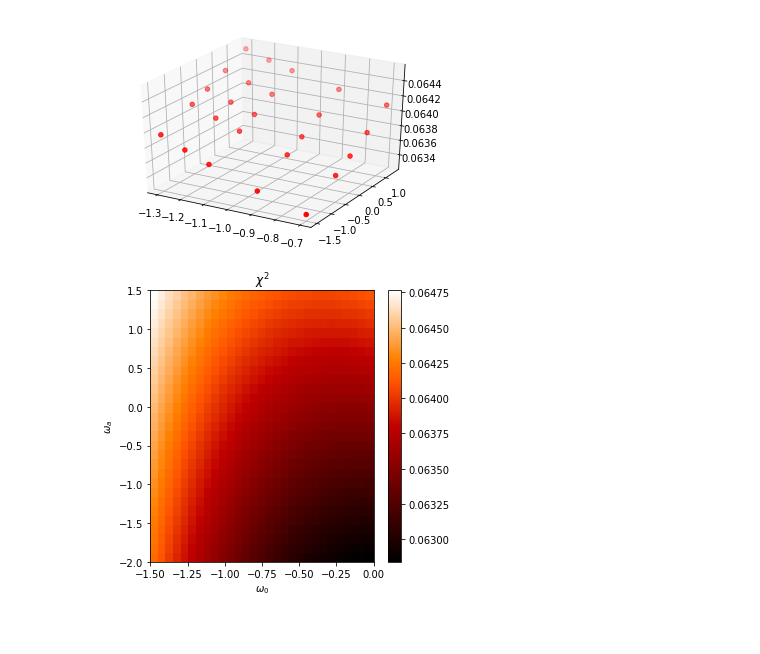
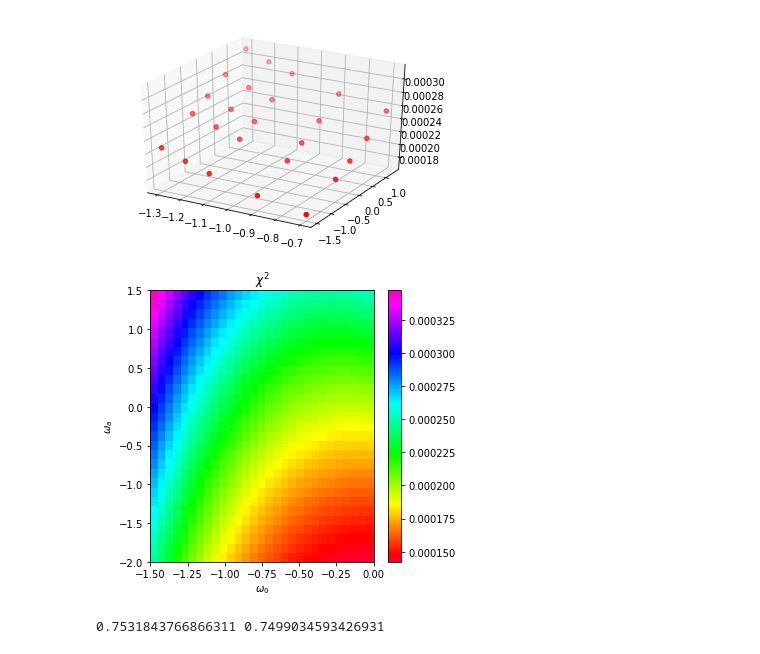
Before and after one commit to JimenaGonzalez/Astro-730, a Jupyter notebook: Analysis.ipynb, the cells around one changed output. Saved outputs shown, nothing was run; the diff lists cells and outputs as text; code cells hidden in the pictures.

```diff
--- a/Analysis.ipynb
+++ b/Analysis.ipynb
@@ -7,17 +7,23 @@ import matplotlib.pyplot as plt
 from mpl_toolkits.mplot3d import Axes3D
 # %%
 #Cosmology
-ome_rad, ome_m, ome_k, ome_DE, H_0, c = 0, 0.23, 0, 0.73, 73.8, 299792
+ome_rad, ome_m, ome_k, ome_DE, H_0, c = 0, 0.27, 0, 0.73, 73.8, 299792
 # %%
 #System 1
-Z_1, theta_11, theta_12 = [0.04956, 0.694, 0.954], [2.74, 0.13, 1.56], [2.77, 0.19, 1.57]
+#Z_1, theta_11, theta_12 = [0.04956, 0.694, 0.954], [2.74, 0.13, 1.56], [2.77, 0.19, 1.57]
+#Z_1, theta_11, theta_12 = [0.3, 0.6, 0.9], [0.866, 0.0025, 0.0025], [1, 0.0025, 0.0025]
+Z_1, theta_11, theta_12 = [0.04956, 0.1, 0.15], [0.866, 0.1, 0.1], [1, 0.1, 0.1]
 sigma_1 = [(theta_11[1] + theta_11[2])/2 , (theta_12[1] + theta_12[2])/2]
 sigma_s1 = 2*theta_11[0]*np.sqrt(sigma_1[0]**2
                             + (theta_11[0]**2/theta_12[0]**2)*sigma_1[1]**2)/theta_12[0]**2
 beta_1_exp = theta_11[0]**2/theta_12[0]**2
+print(beta_1_exp, sigma_s1)
 #Sytem 2
-Z_2, theta_21, theta_22 = [0.04865, 0.165, 0.264], [1.85, 0.06, 1.13], [2.27, 0.08, 1.50]
+#Z_2, theta_21, theta_22 = [0.04865, 0.165, 0.264], [1.85, 0.06, 1.13], [2.27, 0.08, 1.50]
+#Z_2, theta_21, theta_22 = [0.04865, 0.0973, 0.14595], [0.866, 0.0025, 0.0025], [1, 0.0025, 0.0025]
+Z_2, theta_21, theta_22 = [0.04865, 0.0973, 0.14595], [0.866, 0.1, 0.1], [1, 0.1, 0.1]
 sigma_2 = [(theta_21[1] + theta_21[2])/2 , (theta_22[1] + theta_22[2])/2]
 sigma_s2 = 2*theta_21[0]*np.sqrt(sigma_2[0]**2
                             + (theta_21[0]**2/theta_22[0]**2)*sigma_2[1]**2)/theta_22[0]**2
 beta_2_exp = theta_21[0]**2/theta_22[0]**2
+print(beta_2_exp, sigma_s2)
@@ -31,5 +40,5 @@ def angular_diameter(z1, z2):
     return distance
 
 def chi_squared(beta_1, beta_2):
-    chi = (beta_1_exp - beta_1)**2/sigma_s1 + (beta_2_exp - beta_2)**2/sigma_s2
+    chi = (beta_1_exp - beta_1)**2/sigma_s1**2 + (beta_2_exp - beta_2)**2/sigma_s2**2
     return(chi)
@@ -36,10 +54,12 @@ def chi_squared(beta_1, beta_2):
 # %%
-ome_0=-0.9
-ome_a=0.2
+ome_0=-1
+ome_a=-0.5
 #System 1
 Ds11, Ds12 = angular_diameter(0, Z_1[1]), angular_diameter(0, Z_1[2])
 Dls11, Dls12 = angular_diameter(Z_1[0], Z_1[1]), angular_diameter(Z_1[0], Z_1[2])
+print(Z_1[0], Z_1[1], Z_1[2])
 beta_1 = (Dls11*Ds12)/(Dls12*Ds11)
+print(Ds11, Ds12, Dls11, Dls12, beta_1)
 #System 2
 Ds21, Ds22 = angular_diameter(0, Z_2[1]), angular_diameter(0, Z_2[2])
 Dls21, Dls22 = angular_diameter(Z_2[0], Z_2[1]), angular_diameter(Z_2[0], Z_2[2])
@@ -73,7 +114,7 @@ ax.scatter(x_ome_0, y_ome_a, chi_squared_values, c='r', marker='o')
 plt.show()
 # x = omega 0, y = omega a
 # %% [output]
-[figure, old version]
+[figure, new version]
 # %%
 #ome_0_values = [1.8, -1.3, -1.2, -1.1, -0.9, -0.7, -0.5, 0, 0.5, 1, 1.5, 2.0, 3, 4, 5, 8, 10, 13, 18, 20, 25, 30, 35, 40]
 #ome_a_values = [-120, -110, -100, -90, -80, 70, -60, -65, -50, -30, -25, -20, -18, -16, -15, -14, -13, -12, -10, -9, -8, -7.5, -7, -7.5, -6, -5.5, -5, -3., -2.5, -2.0, -1.5, -0.5, 0, 0.6, 1.3, 1.5, 2.0]
@@ -96,11 +137,25 @@ for i in range(len(ome_a_values)):
 # %%
 xmesh,ymesh=np.meshgrid(ome_0_values,ome_a_values)
 plt.figure(figsize=(5,5))
-plt.pcolormesh(xmesh, ymesh, chi_squared_values, cmap='gist_heat')
+plt.pcolormesh(xmesh, ymesh, chi_squared_values, cmap='gist_rainbow')
 plt.title(u'$\chi^2$')
 plt.xlabel(u'$\omega_0$')
 plt.ylabel(u'$\omega_a$')
 plt.colorbar()
 plt.show()
 # %% [output]
-[figure, old version]
+[figure, new version]
+# %%
+ome_a = 0
+ome_0 = 0
+        #System 1
+Ds11, Ds12 = angular_diameter(0, Z_1[1]), angular_diameter(0, Z_1[2])
+Dls11, Dls12 = angular_diameter(Z_1[0], Z_1[1]), angular_diameter(Z_1[0], Z_1[2])
+beta_1 = (Dls11*Ds12)/(Dls12*Ds11)
+        #System 2
+Ds21, Ds22 = angular_diameter(0, Z_2[1]), angular_diameter(0, Z_2[2])
+Dls21, Dls22 = angular_diameter(Z_2[0], Z_2[1]), angular_diameter(Z_2[0], Z_2[2])
+beta_2 = (Dls21*Ds22)/(Dls22*Ds21)
+print(beta_1, beta_2)
+# %% [output]
+0.7531843766866311 0.7499034593426931
```
Also changed, not shown: parts of 4 cells of this notebook, 2 other files.
